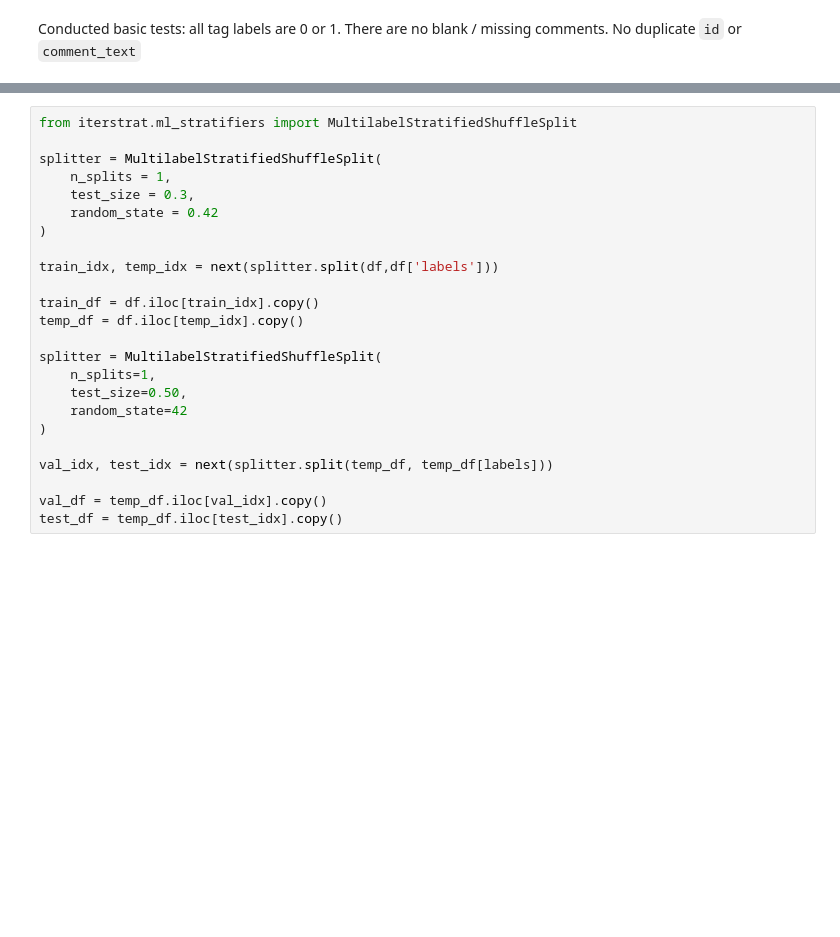
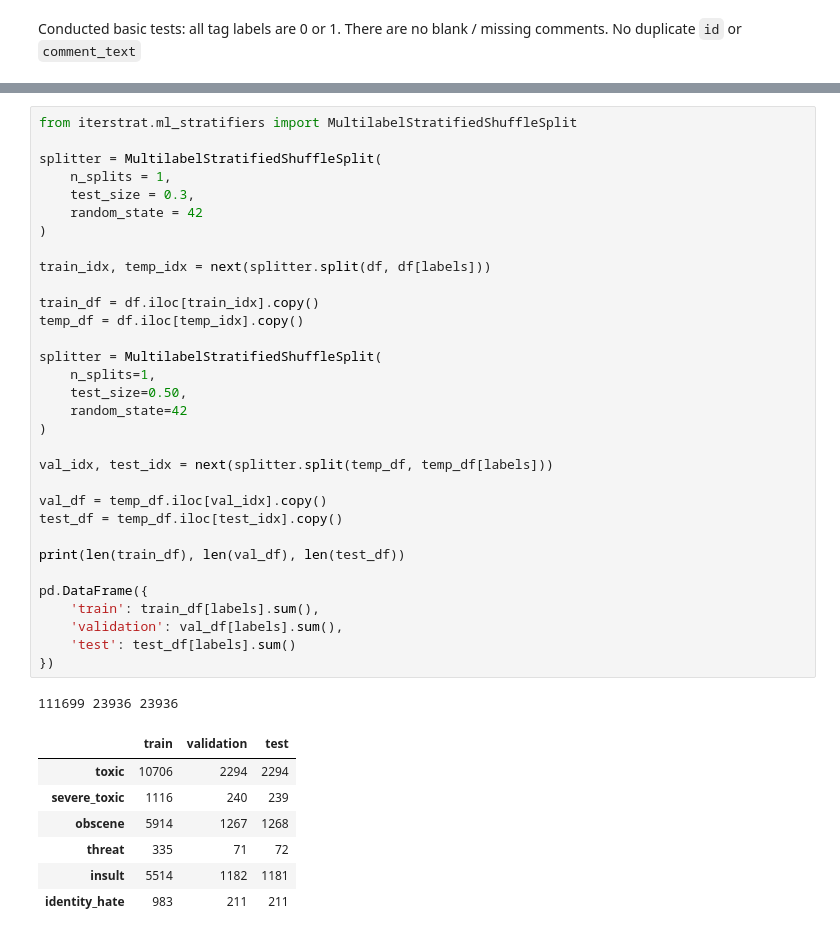
Before and after one commit to ellisonchen1/Content-health-classifier, a Jupyter notebook: notebooks/01_exploration.ipynb, the cells around one changed output, grey strips where cells are left out. Drawn from its saved outputs; the diff is of its cells as text; blank space fills up the shorter version.

```diff
--- a/notebooks/01_exploration.ipynb
+++ b/notebooks/01_exploration.ipynb
@@ -204,24 +215,41 @@ Multi-label co-occurrence
 # %%
 from iterstrat.ml_stratifiers import MultilabelStratifiedShuffleSplit
 
 splitter = MultilabelStratifiedShuffleSplit(
     n_splits = 1,
     test_size = 0.3,
-    random_state = 0.42
+    random_state = 42
 )
 
-train_idx, temp_idx = next(splitter.split(df,df['labels']))
+train_idx, temp_idx = next(splitter.split(df, df[labels]))
 
 train_df = df.iloc[train_idx].copy()
 temp_df = df.iloc[temp_idx].copy()
 
 splitter = MultilabelStratifiedShuffleSplit(
     n_splits=1,
     test_size=0.50,
     random_state=42
 )
 
 val_idx, test_idx = next(splitter.split(temp_df, temp_df[labels]))
 
 val_df = temp_df.iloc[val_idx].copy()
 test_df = temp_df.iloc[test_idx].copy()
+
+print(len(train_df), len(val_df), len(test_df))
+
+pd.DataFrame({
+    'train': train_df[labels].sum(),
+    'validation': val_df[labels].sum(),
+    'test': test_df[labels].sum()
+})
+# %% [output]
+111699 23936 23936
+|  | train | validation | test |
+| toxic | 10706 | 2294 | 2294 |
+| severe_toxic | 1116 | 240 | 239 |
+| obscene | 5914 | 1267 | 1268 |
+| threat | 335 | 71 | 72 |
+| insult | 5514 | 1182 | 1181 |
+| identity_hate | 983 | 211 | 211 |
```
Also changed, not shown: parts of 4 cells of this notebook.
